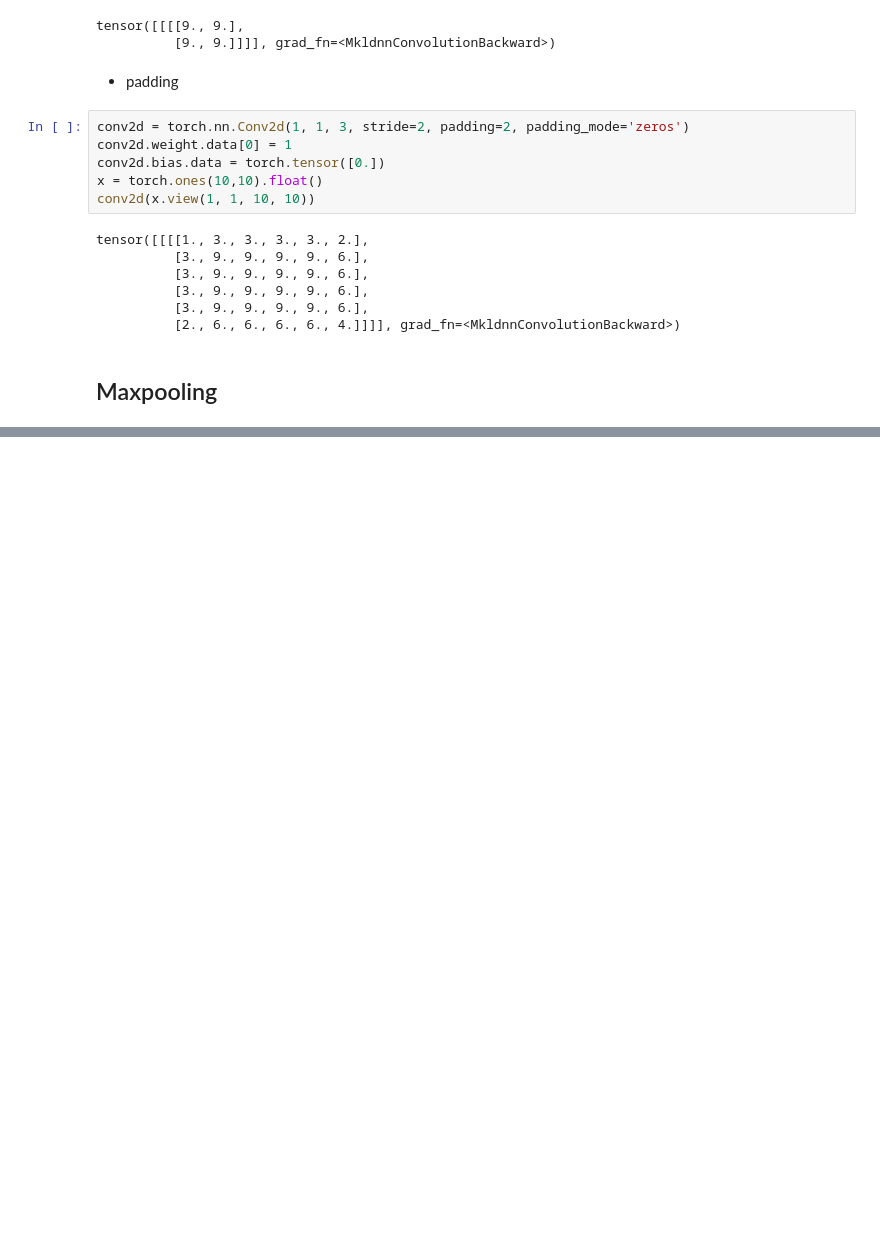
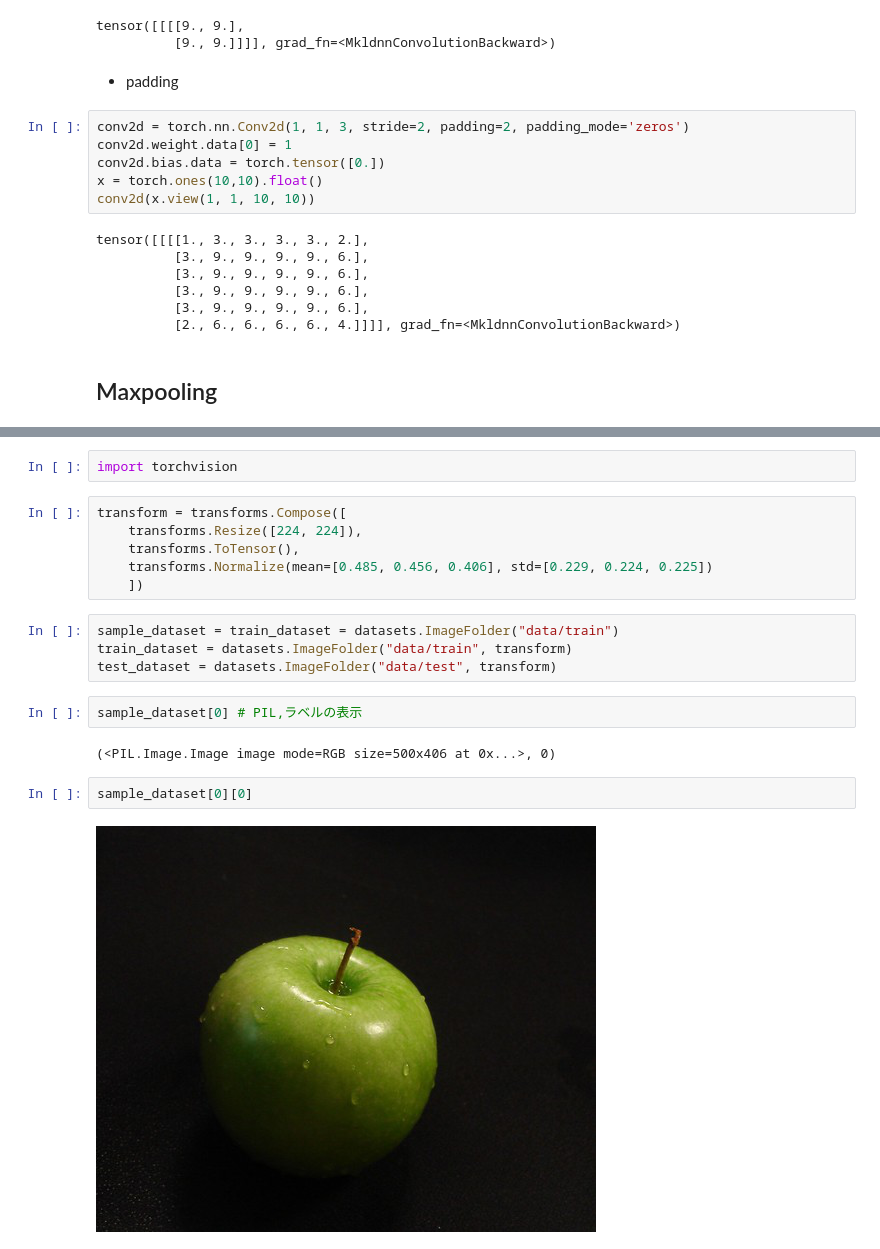
Before and after one commit to ariririri/pytorch-sample, a Jupyter notebook: cnn/CNN_Base.ipynb, the cells around one changed output, grey strips where cells are left out. Saved outputs shown, nothing was run; the diff lists cells and outputs as text; blank space fills up the shorter version.

```diff
--- a/cnn/CNN_Base.ipynb
+++ b/cnn/CNN_Base.ipynb
@@ -60,0 +292,20 @@ tensor([[[[1., 3., 3., 3., 3., 2.],
+# %%
+import torchvision
+# %%
+transform = transforms.Compose([
+    transforms.Resize([224, 224]),
+    transforms.ToTensor(),
+    transforms.Normalize(mean=[0.485, 0.456, 0.406], std=[0.229, 0.224, 0.225])
+    ])
+# %%
+sample_dataset = train_dataset = datasets.ImageFolder("data/train")
+train_dataset = datasets.ImageFolder("data/train", transform)
+test_dataset = datasets.ImageFolder("data/test", transform)
+# %%
+sample_dataset[0] # PIL,ラベルの表示
+# %% [output]
+(<PIL.Image.Image image mode=RGB size=500x406 at 0x...>, 0)
+# %%
+sample_dataset[0][0]
+# %% [output]
+[figure, added]
```
Also changed, not shown: parts of 74 cells of this notebook, 11 other files.
